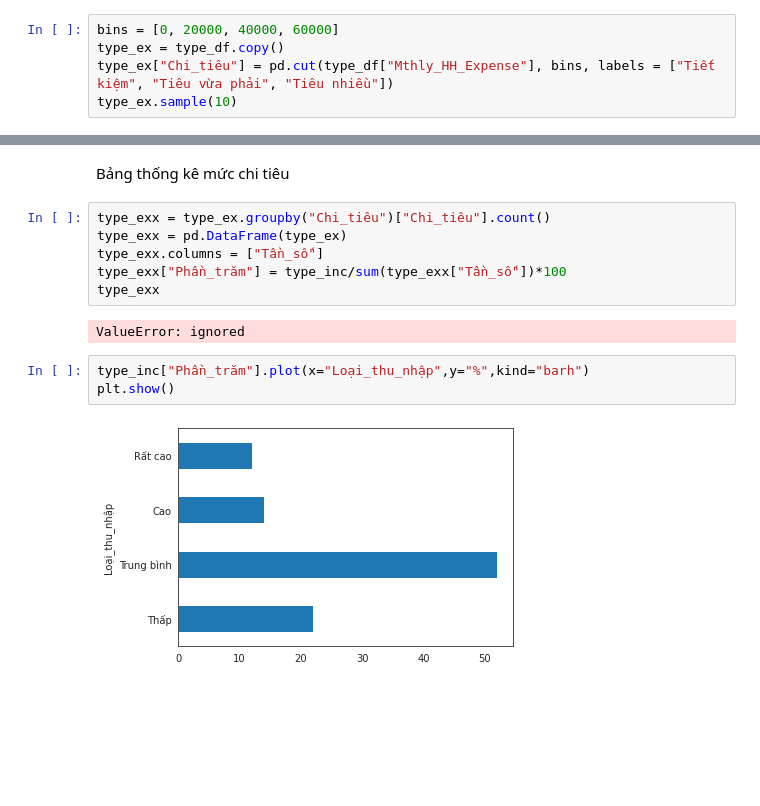
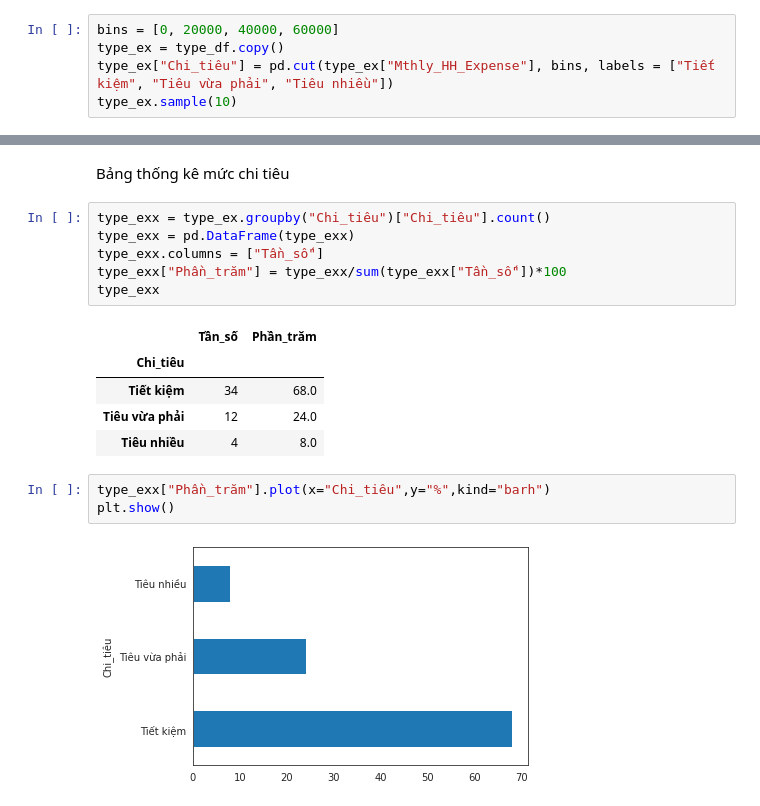
Before and after one commit to hoangnuthuphuong/HK2_freshman, a Jupyter notebook: PTDL_Python/ThongKeMoTa.ipynb, the cells around one changed output, grey strips where cells are left out. Saved outputs shown, nothing was run; the diff lists cells and outputs as text; blank space fills up the shorter version.

```diff
--- a/PTDL_Python/ThongKeMoTa.ipynb
+++ b/PTDL_Python/ThongKeMoTa.ipynb
@@ -317,7 +317,7 @@ Phân loại mức chi tiêu hộ gia đình:
 # %%
 bins = [0, 20000, 40000, 60000]
 type_ex = type_df.copy()
-type_ex["Chi_tiêu"] = pd.cut(type_df["Mthly_HH_Expense"], bins, labels = ["Tiết kiệm", "Tiêu vừa phải", "Tiêu nhiều"])
+type_ex["Chi_tiêu"] = pd.cut(type_ex["Mthly_HH_Expense"], bins, labels = ["Tiết kiệm", "Tiêu vừa phải", "Tiêu nhiều"])
 type_ex.sample(10)
 # %% [output]
 |  | Mthly_HH_Income | Mthly_HH_Expense | No_of_Fly_Members | Emi_or_Rent_Amt | Annual_HH_Income | ... |
@@ -335,14 +335,18 @@ type_ex.sample(10)
 Bảng thống kê mức chi tiêu
 # %%
 type_exx = type_ex.groupby("Chi_tiêu")["Chi_tiêu"].count()
-type_exx = pd.DataFrame(type_ex)
+type_exx = pd.DataFrame(type_exx)
 type_exx.columns = ["Tần_số"]
-type_exx["Phần_trăm"] = type_inc/sum(type_exx["Tần_số"])*100
+type_exx["Phần_trăm"] = type_exx/sum(type_exx["Tần_số"])*100
 type_exx
 # %% [output]
-ValueError: ignored
+|  | Tần_số | Phần_trăm |
+| Chi_tiêu |  |  |
+| Tiết kiệm | 34 | 68.0 |
+| Tiêu vừa phải | 12 | 24.0 |
+| Tiêu nhiều | 4 | 8.0 |
 # %%
-type_inc["Phần_trăm"].plot(x="Loại_thu_nhập",y="%",kind="barh")
+type_exx["Phần_trăm"].plot(x="Chi_tiêu",y="%",kind="barh")
 plt.show()
 # %% [output]
-[figure, old version]
+[figure, new version]
```
Also changed, not shown: parts of 28 cells of this notebook.
